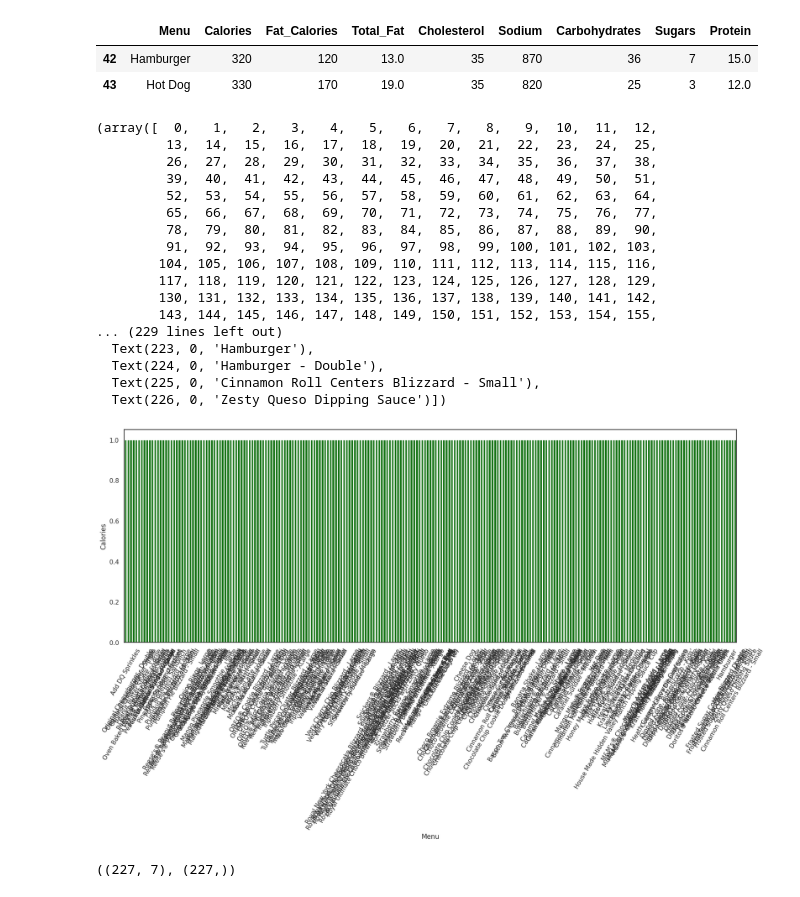
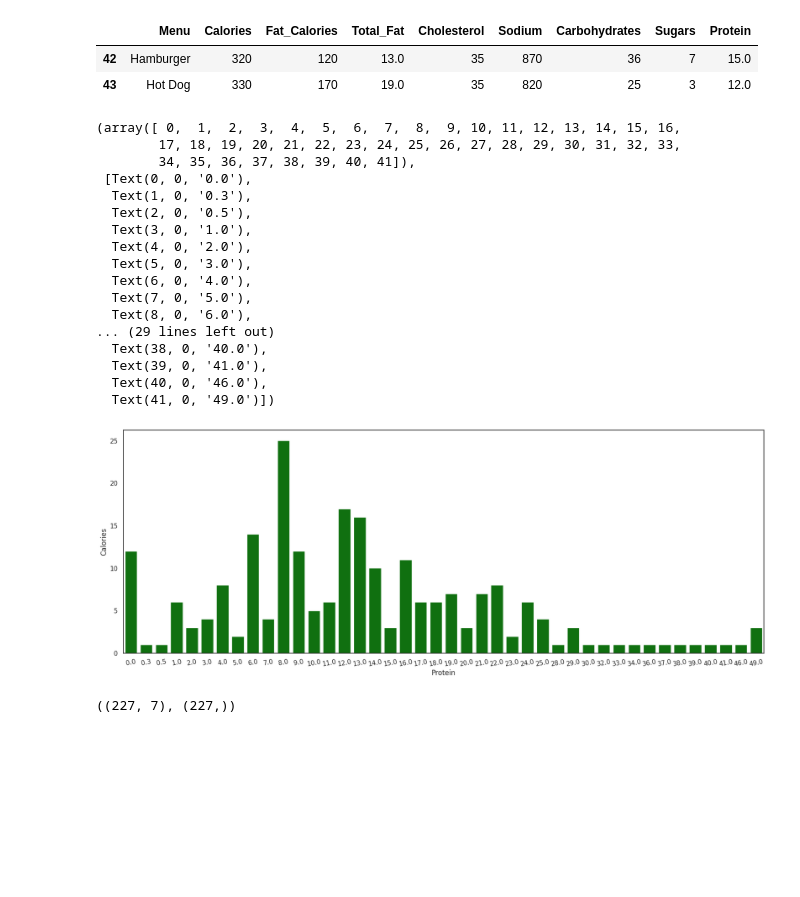
Before and after one commit to debrinaazzahra11/Estimasi-Kalori-Pada-Menu-di-Restorant-Daily-Queen, a Jupyter notebook: estimasi_kalori.ipynb, the cells around one changed output. Cells and saved outputs as stored; diff of their text form; code cells hidden in the pictures; blank space fills up the shorter version.

```diff
--- a/estimasi_kalori.ipynb
+++ b/estimasi_kalori.ipynb
@@ -99,31 +99,31 @@ df[df.duplicated()]
 # %%
 df.drop_duplicates(inplace=True)
 # %%
-brands = df.groupby('Menu').count()[['Total_Fat']].sort_values(by='Total_Fat', ascending=True).reset_index()
+brands = df.groupby('Protein').count()[['Total_Fat']].sort_values(by='Total_Fat', ascending=True).reset_index()
 brands = brands.rename(columns={'Total_Fat':'Calories'})
 # %%
 fig = plt.figure(figsize = (20,7))
-sns.barplot(x = brands['Menu'], y = brands['Calories'], color = 'green')
-plt.xticks(rotation = 60)
+sns.barplot(x = brands['Protein'], y = brands['Calories'], color = 'green')
+plt.xticks(rotation = 10)
 # %% [output]
-(array([  0,   1,   2,   3,   4,   5,   6,   7,   8,   9,  10,  11,  12,
-         13,  14,  15,  16,  17,  18,  19,  20,  21,  22,  23,  24,  25,
-         26,  27,  28,  29,  30,  31,  32,  33,  34,  35,  36,  37,  38,
-         39,  40,  41,  42,  43,  44,  45,  46,  47,  48,  49,  50,  51,
-         52,  53,  54,  55,  56,  57,  58,  59,  60,  61,  62,  63,  64,
-         65,  66,  67,  68,  69,  70,  71,  72,  73,  74,  75,  76,  77,
-         78,  79,  80,  81,  82,  83,  84,  85,  86,  87,  88,  89,  90,
-         91,  92,  93,  94,  95,  96,  97,  98,  99, 100, 101, 102, 103,
-        104, 105, 106, 107, 108, 109, 110, 111, 112, 113, 114, 115, 116,
-        117, 118, 119, 120, 121, 122, 123, 124, 125, 126, 127, 128, 129,
-        130, 131, 132, 133, 134, 135, 136, 137, 138, 139, 140, 141, 142,
-        143, 144, 145, 146, 147, 148, 149, 150, 151, 152, 153, 154, 155,
-... (229 lines left out)
-  Text(223, 0, 'Hamburger'),
-  Text(224, 0, 'Hamburger - Double'),
-  Text(225, 0, 'Cinnamon Roll Centers Blizzard - Small'),
-  Text(226, 0, 'Zesty Queso Dipping Sauce')])
+(array([ 0,  1,  2,  3,  4,  5,  6,  7,  8,  9, 10, 11, 12, 13, 14, 15, 16,
+        17, 18, 19, 20, 21, 22, 23, 24, 25, 26, 27, 28, 29, 30, 31, 32, 33,
+        34, 35, 36, 37, 38, 39, 40, 41]),
+ [Text(0, 0, '0.0'),
+  Text(1, 0, '0.3'),
+  Text(2, 0, '0.5'),
+  Text(3, 0, '1.0'),
+  Text(4, 0, '2.0'),
+  Text(5, 0, '3.0'),
+  Text(6, 0, '4.0'),
+  Text(7, 0, '5.0'),
+  Text(8, 0, '6.0'),
+... (29 lines left out)
+  Text(38, 0, '40.0'),
+  Text(39, 0, '41.0'),
+  Text(40, 0, '46.0'),
+  Text(41, 0, '49.0')])
-[figure, old version]
+[figure, new version]
 # %%
 from sklearn.model_selection import train_test_split
 from sklearn.linear_model import LinearRegression
```
Also changed, not shown: 1 other file.
